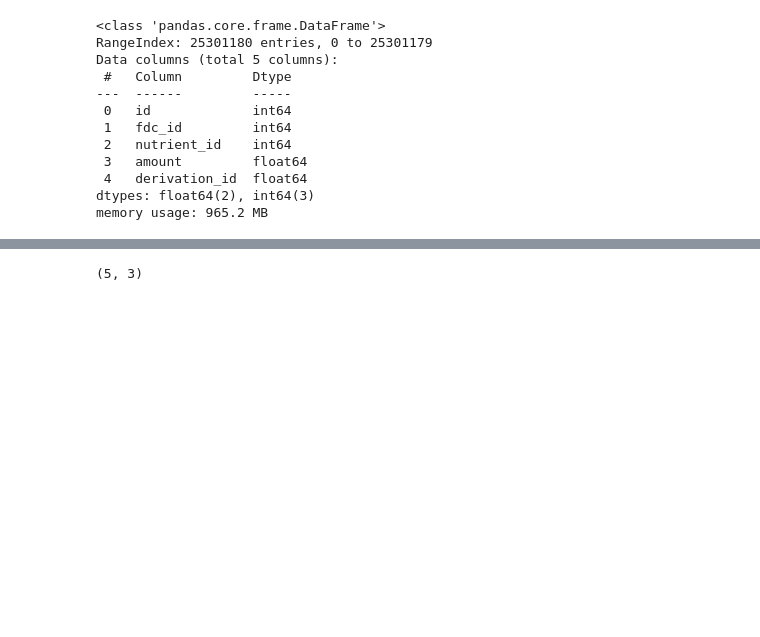
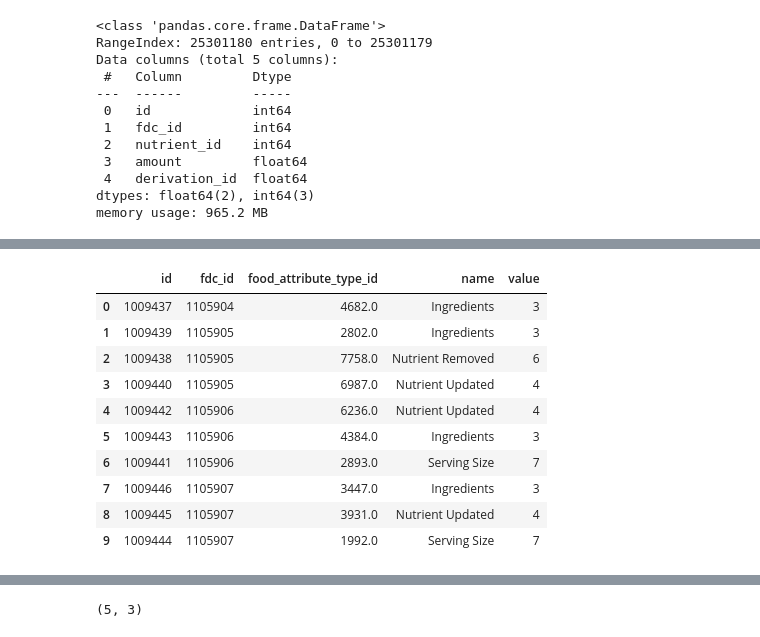
Before and after one commit to yashichawla/USDA-Branded-Foods, a Jupyter notebook: EDA/Data_Analysis(2).ipynb, the cells around one changed output, grey strips where cells are left out. Cells and saved outputs as stored; diff of their text form; code cells hidden in the pictures; blank space fills up the shorter version.

```diff
--- a/EDA/Data_Analysis(2).ipynb
+++ b/EDA/Data_Analysis(2).ipynb
@@ -303,3 +383,17 @@ memory usage: 72.6+ MB
+# %%
+food_attribute.head(10)
+# %% [output]
+|  | id | fdc_id | food_attribute_type_id | name | value |
+| 0 | 1009437 | 1105904 | 4682.0 | Ingredients | 3 |
+| 1 | 1009439 | 1105905 | 2802.0 | Ingredients | 3 |
+| 2 | 1009438 | 1105905 | 7758.0 | Nutrient Removed | 6 |
+| 3 | 1009440 | 1105905 | 6987.0 | Nutrient Updated | 4 |
+| 4 | 1009442 | 1105906 | 6236.0 | Nutrient Updated | 4 |
+| 5 | 1009443 | 1105906 | 4384.0 | Ingredients | 3 |
+| 6 | 1009441 | 1105906 | 2893.0 | Serving Size | 7 |
+| 7 | 1009446 | 1105907 | 3447.0 | Ingredients | 3 |
+| 8 | 1009445 | 1105907 | 3931.0 | Nutrient Updated | 4 |
+| 9 | 1009444 | 1105907 | 1992.0 | Serving Size | 7 |
 # %%
 food_attribute.describe()
 # %% [output]
```
Also changed, not shown: parts of 13 cells of this notebook, 2 other files.
